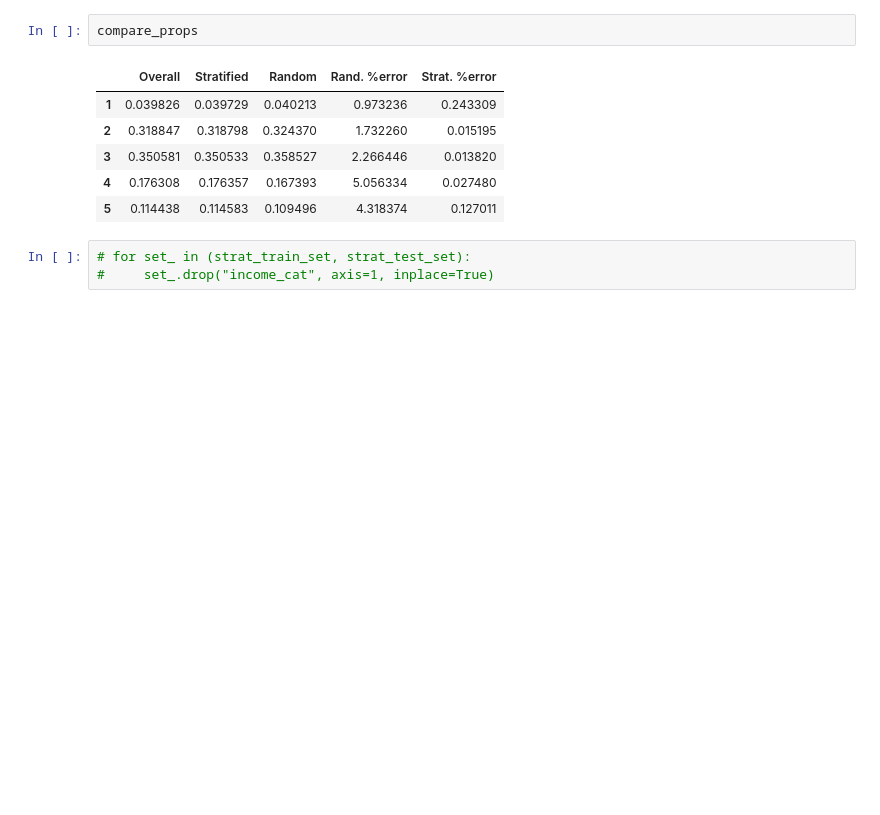
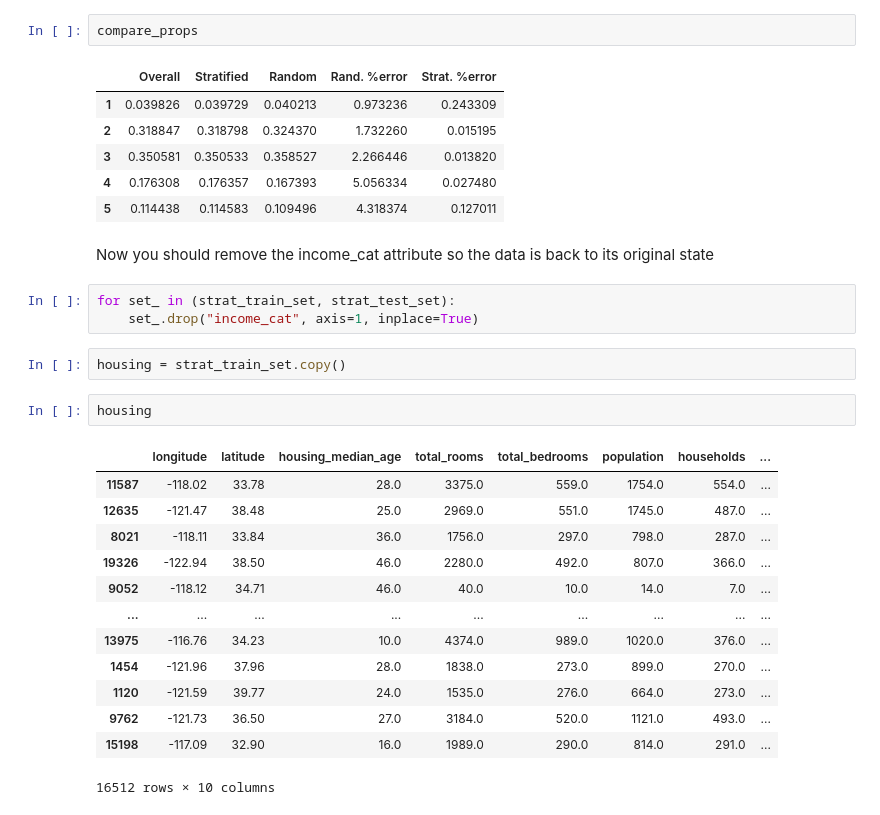
Before and after one commit to glukicov/ML_GPU, a Jupyter notebook: Housing.ipynb, the cells around one changed output. Cells and saved outputs as stored; diff of their text form; blank space fills up the shorter version.

```diff
--- a/Housing.ipynb
+++ b/Housing.ipynb
@@ -187,6 +180,26 @@ compare_props
 | 3 | 0.350581 | 0.350533 | 0.358527 | 2.266446 | 0.013820 |
 | 4 | 0.176308 | 0.176357 | 0.167393 | 5.056334 | 0.027480 |
 | 5 | 0.114438 | 0.114583 | 0.109496 | 4.318374 | 0.127011 |
+# %% [markdown]
+Now you should remove the income_cat attribute so the data is back to its original state
 # %%
-# for set_ in (strat_train_set, strat_test_set):
-#     set_.drop("income_cat", axis=1, inplace=True)
+for set_ in (strat_train_set, strat_test_set):
+    set_.drop("income_cat", axis=1, inplace=True)
+# %%
+housing = strat_train_set.copy()
+# %%
+housing
+# %% [output]
+|  | longitude | latitude | housing_median_age | total_rooms | total_bedrooms | population | households | ... |
+| 11587 | -118.02 | 33.78 | 28.0 | 3375.0 | 559.0 | 1754.0 | 554.0 | ... |
+| 12635 | -121.47 | 38.48 | 25.0 | 2969.0 | 551.0 | 1745.0 | 487.0 | ... |
+| 8021 | -118.11 | 33.84 | 36.0 | 1756.0 | 297.0 | 798.0 | 287.0 | ... |
+| 19326 | -122.94 | 38.50 | 46.0 | 2280.0 | 492.0 | 807.0 | 366.0 | ... |
+| 9052 | -118.12 | 34.71 | 46.0 | 40.0 | 10.0 | 14.0 | 7.0 | ... |
+| ... | ... | ... | ... | ... | ... | ... | ... | ... |
+| 13975 | -116.76 | 34.23 | 10.0 | 4374.0 | 989.0 | 1020.0 | 376.0 | ... |
+| 1454 | -121.96 | 37.96 | 28.0 | 1838.0 | 273.0 | 899.0 | 270.0 | ... |
+| 1120 | -121.59 | 39.77 | 24.0 | 1535.0 | 276.0 | 664.0 | 273.0 | ... |
+| 9762 | -121.73 | 36.50 | 27.0 | 3184.0 | 520.0 | 1121.0 | 493.0 | ... |
+| 15198 | -117.09 | 32.90 | 16.0 | 1989.0 | 290.0 | 814.0 | 291.0 | ... |
+16512 rows × 10 columns
```
Also changed, not shown: parts of 7 cells of this notebook, 3 other files.
